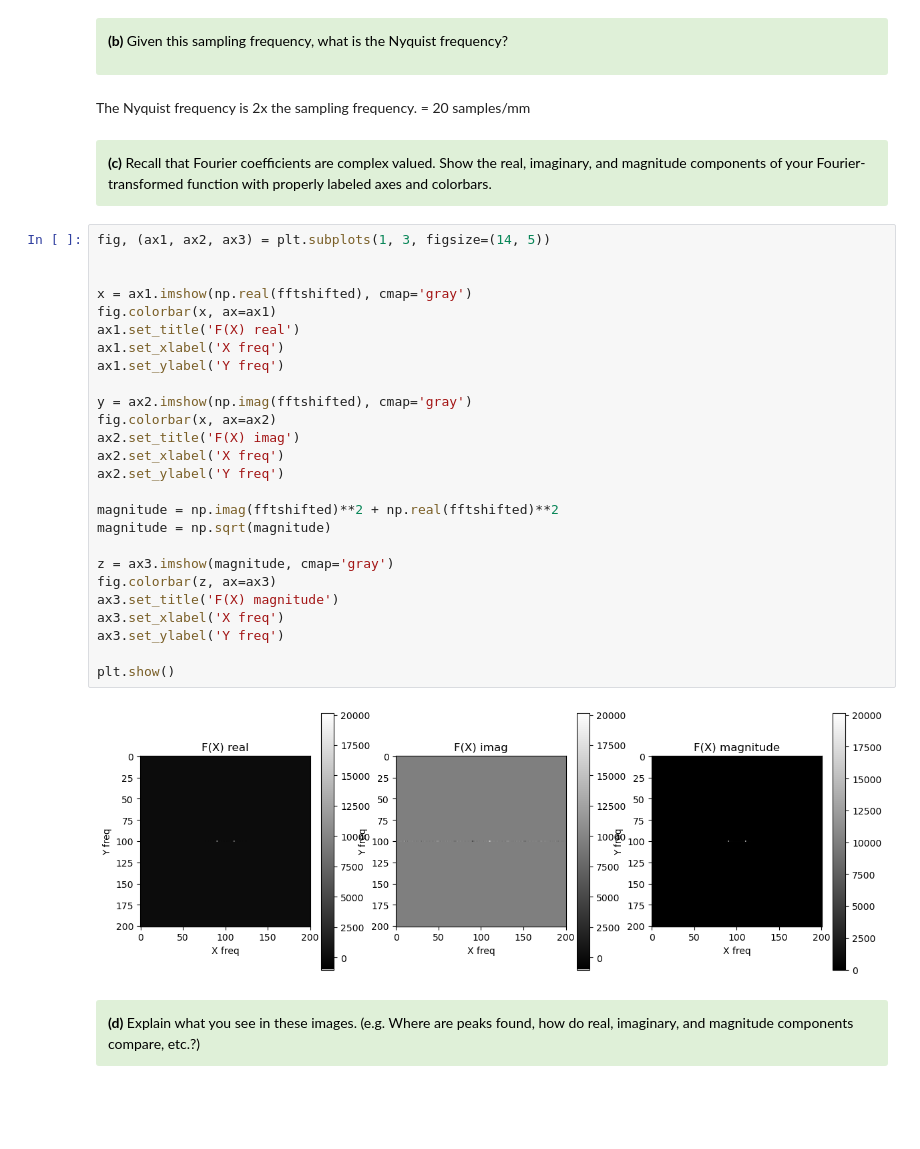
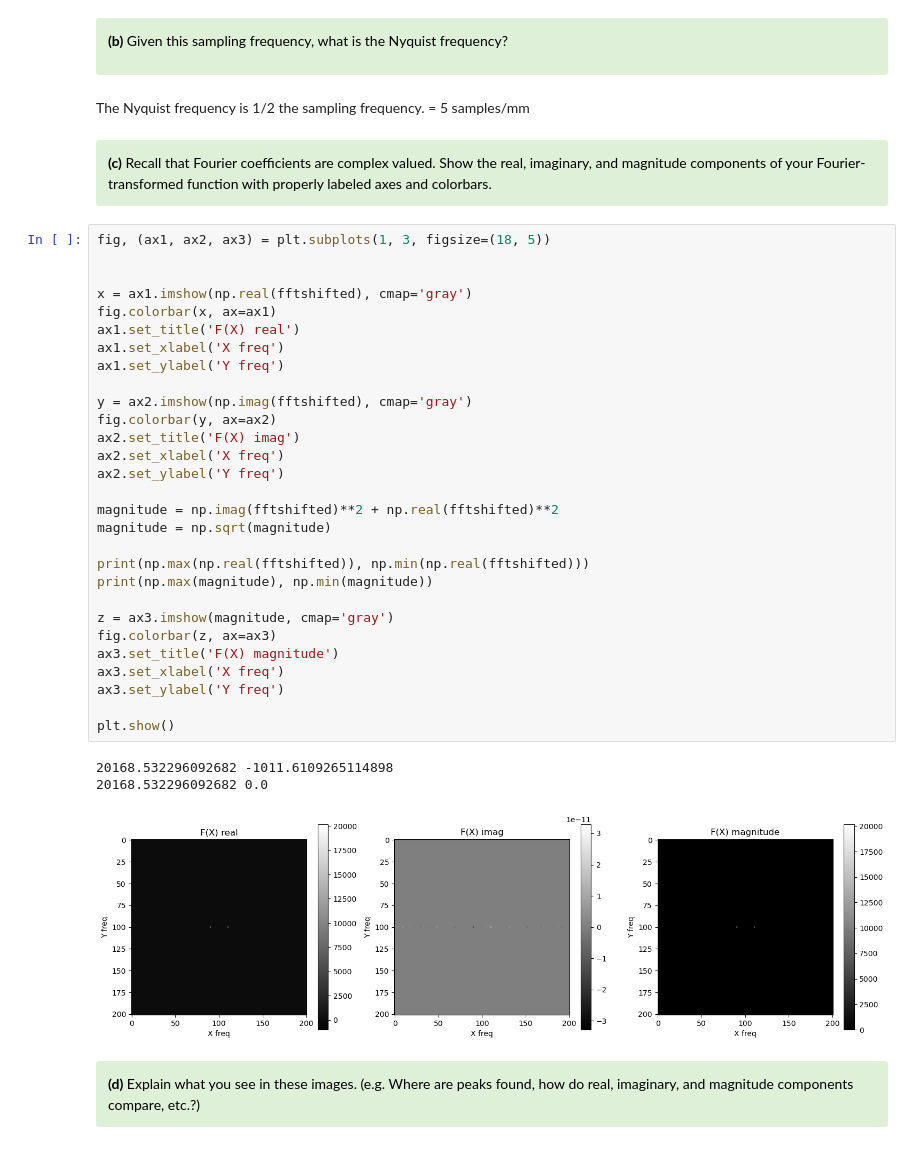
Before and after one commit to lilchromozome/Build_Imager_2025, a Jupyter notebook: Lab2/Lab2 Part1 (Clean).ipynb, the cells around one changed output. Cells and saved outputs as stored; diff of their text form; blank space fills up the shorter version.

```diff
--- a/Lab2/Lab2 Part1 (Clean).ipynb
+++ b/Lab2/Lab2 Part1 (Clean).ipynb
@@ -187,40 +187,45 @@ The frequency axis therefore can be <br/>
 
 </div>
 # %% [markdown]
-The Nyquist frequency is 2x the sampling frequency. = 20 samples/mm
+The Nyquist frequency is 1/2 the sampling frequency. = 5 samples/mm
 # %% [markdown]
 <div class="alert alert-block alert-success">
 <font color='black'> <b>(c)</b> Recall that Fourier coefficients are complex valued. Show the real, imaginary, and magnitude components of your Fourier-transformed function with properly labeled axes and colorbars.   </font>
 
 </div>
 # %%
-fig, (ax1, ax2, ax3) = plt.subplots(1, 3, figsize=(14, 5))
+fig, (ax1, ax2, ax3) = plt.subplots(1, 3, figsize=(18, 5))
 
 
 x = ax1.imshow(np.real(fftshifted), cmap='gray')
 fig.colorbar(x, ax=ax1)
 ax1.set_title('F(X) real')
 ax1.set_xlabel('X freq')
 ax1.set_ylabel('Y freq')
 
 y = ax2.imshow(np.imag(fftshifted), cmap='gray')
-fig.colorbar(x, ax=ax2)
+fig.colorbar(y, ax=ax2)
 ax2.set_title('F(X) imag')
 ax2.set_xlabel('X freq')
 ax2.set_ylabel('Y freq')
 
 magnitude = np.imag(fftshifted)**2 + np.real(fftshifted)**2
 magnitude = np.sqrt(magnitude)
+
+print(np.max(np.real(fftshifted)), np.min(np.real(fftshifted)))
+print(np.max(magnitude), np.min(magnitude))
 
 z = ax3.imshow(magnitude, cmap='gray')
 fig.colorbar(z, ax=ax3)
 ax3.set_title('F(X) magnitude')
 ax3.set_xlabel('X freq')
 ax3.set_ylabel('Y freq')
 
 plt.show()
 # %% [output]
+20168.532296092682 -1011.6109265114898
+20168.532296092682 0.0
-[figure, old version]
+[figure, new version]
 # %% [markdown]
 <div class="alert alert-block alert-success">
 <font color='black'> <b>(d)</b> Explain what you see in these images. (e.g. Where are peaks found, how do real, imaginary, and magnitude components compare, etc.?)   </font>
```
Also changed, not shown: parts of 9 cells of this notebook, 1 other file.
